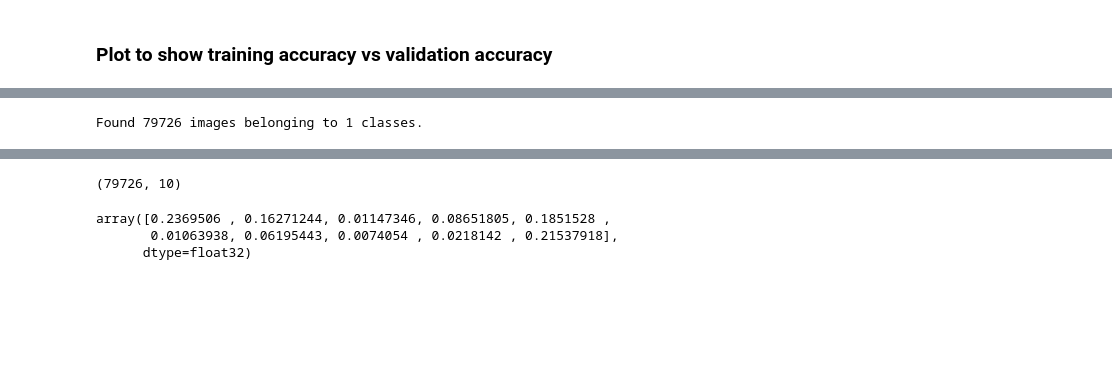
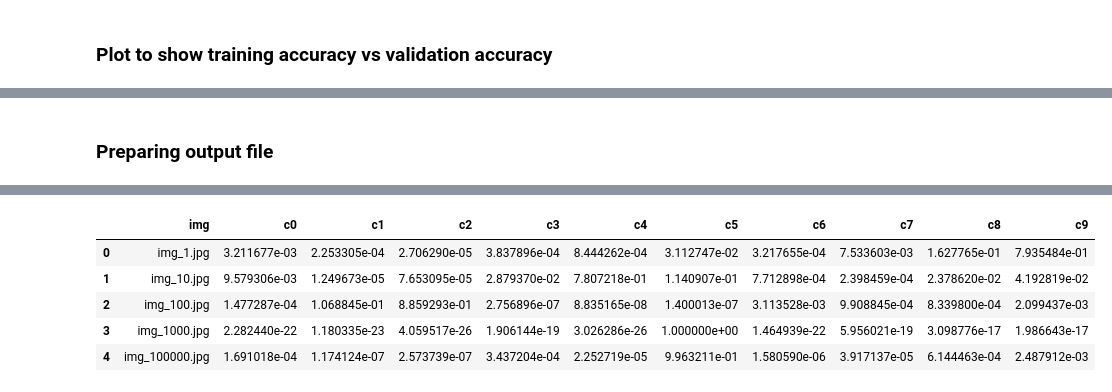
Before and after one commit to Tamizh2907/CNNDriverdistraction, a Jupyter notebook: DriverdistractionML.ipynb, the cells around one changed output, grey strips where cells are left out. Cells and saved outputs as stored; diff of their text form; code cells hidden in the pictures; blank space fills up the shorter version.

```diff
--- a/DriverdistractionML.ipynb
+++ b/DriverdistractionML.ipynb
@@ -102,2 +127,5 @@ plt.show()
 # %%
 testparentdirectory = os.path.join(workingdir + '/state-farm-distracted-driver-detection/imgs/')
+testdataimage = ImageDataGenerator(rescale = 1./255)
+testdata = testdataimage.flow_from_directory(testparentdirectory, classes=['test'], target_size = (100,100))
+testoutput = cnnmodel.predict(testdata, verbose = 1)
@@ -104,8 +135,11 @@ testparentdirectory = os.path.join(workingdir + '/state-farm-distracted-driver-d
+# %% [markdown]
+### Preparing output file
 # %%
-testdataimage = ImageDataGenerator(rescale = 1./255)
-testdata = testdataimage.flow_from_directory(testparentdirectory, classes=['test'], target_size = (150,150))
+specimencsv = pd.read_csv(os.path.join(workingdir + '/state-farm-distracted-driver-detection/sample_submission.csv'))
+result = {'img':list(specimencsv.values[:,0]),}
+for value in range(0,10):
+    result['c' + str(value)] = list(testoutput[:,value])
-# %% [output]
-Found 79726 images belonging to 1 classes.
 # %%
-testouput = model.predict(testdata, verbose = 1)
+testoutput = pd.DataFrame(result)
+testoutput.head()
 # %% [output]
@@ -113,10 +146,6 @@ testouput = model.predict(testdata, verbose = 1)
+|  | img | c0 | c1 | c2 | c3 | c4 | c5 | c6 | c7 | c8 | c9 |
+| 0 | img_1.jpg | 3.211677e-03 | 2.253305e-04 | 2.706290e-05 | 3.837896e-04 | 8.444262e-04 | 3.112747e-02 | 3.217655e-04 | 7.533603e-03 | 1.627765e-01 | 7.935484e-01 |
+| 1 | img_10.jpg | 9.579306e-03 | 1.249673e-05 | 7.653095e-05 | 2.879370e-02 | 7.807218e-01 | 1.140907e-01 | 7.712898e-04 | 2.398459e-04 | 2.378620e-02 | 4.192819e-02 |
+| 2 | img_100.jpg | 1.477287e-04 | 1.068845e-01 | 8.859293e-01 | 2.756896e-07 | 8.835165e-08 | 1.400013e-07 | 3.113528e-03 | 9.908845e-04 | 8.339800e-04 | 2.099437e-03 |
+| 3 | img_1000.jpg | 2.282440e-22 | 1.180335e-23 | 4.059517e-26 | 1.906144e-19 | 3.026286e-26 | 1.000000e+00 | 1.464939e-22 | 5.956021e-19 | 3.098776e-17 | 1.986643e-17 |
+| 4 | img_100000.jpg | 1.691018e-04 | 1.174124e-07 | 2.573739e-07 | 3.437204e-04 | 2.252719e-05 | 9.963211e-01 | 1.580590e-06 | 3.917137e-05 | 6.144463e-04 | 2.487912e-03 |
-# %%
-testouput.shape
-# %% [output]
-(79726, 10)
-# %%
-testouput[1]
-# %% [output]
-array([0.2369506 , 0.16271244, 0.01147346, 0.08651805, 0.1851528 ,
-       0.01063938, 0.06195443, 0.0074054 , 0.0218142 , 0.21537918],
-      dtype=float32)
```
Also changed, not shown: parts of 22 cells of this notebook.
